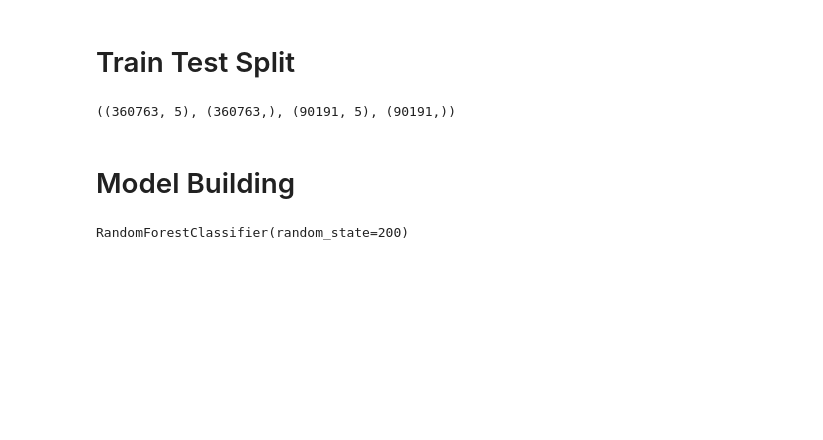
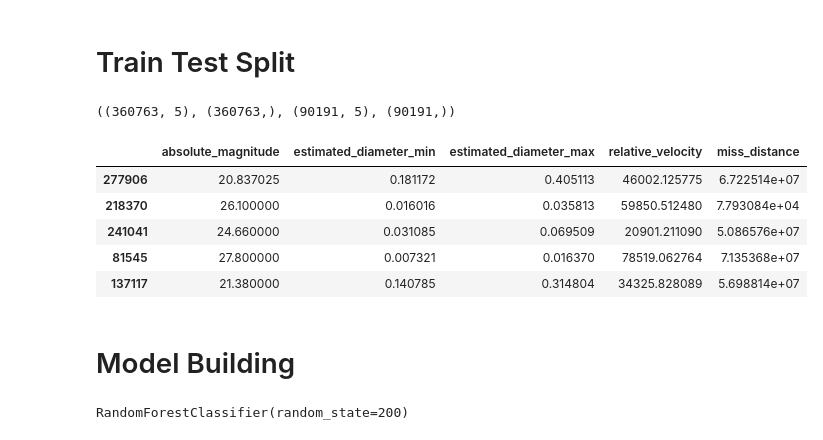
Before and after one commit to ahmedhassan456/dangerous_asteroids_detection, a Jupyter notebook: dangerous_asteroids_detection.ipynb, the cells around one changed output. Saved outputs shown, nothing was run; the diff lists cells and outputs as text; code cells hidden in the pictures; blank space fills up the shorter version.

```diff
--- a/dangerous_asteroids_detection.ipynb
+++ b/dangerous_asteroids_detection.ipynb
@@ -256,6 +256,15 @@ x_train, x_test, y_train, y_test = train_test_split(X, y, random_state=42, strat
 x_train.shape, y_train.shape, x_test.shape, y_test.shape
 # %% [output]
 ((360763, 5), (360763,), (90191, 5), (90191,))
+# %%
+x_train.head()
+# %% [output]
+|  | absolute_magnitude | estimated_diameter_min | estimated_diameter_max | relative_velocity | miss_distance |
+| 277906 | 20.837025 | 0.181172 | 0.405113 | 46002.125775 | 6.722514e+07 |
+| 218370 | 26.100000 | 0.016016 | 0.035813 | 59850.512480 | 7.793084e+04 |
+| 241041 | 24.660000 | 0.031085 | 0.069509 | 20901.211090 | 5.086576e+07 |
+| 81545 | 27.800000 | 0.007321 | 0.016370 | 78519.062764 | 7.135368e+07 |
+| 137117 | 21.380000 | 0.140785 | 0.314804 | 34325.828089 | 5.698814e+07 |
 # %% [markdown]
 # Model Building
 # %%
```
Also changed, not shown: 1 other file.
